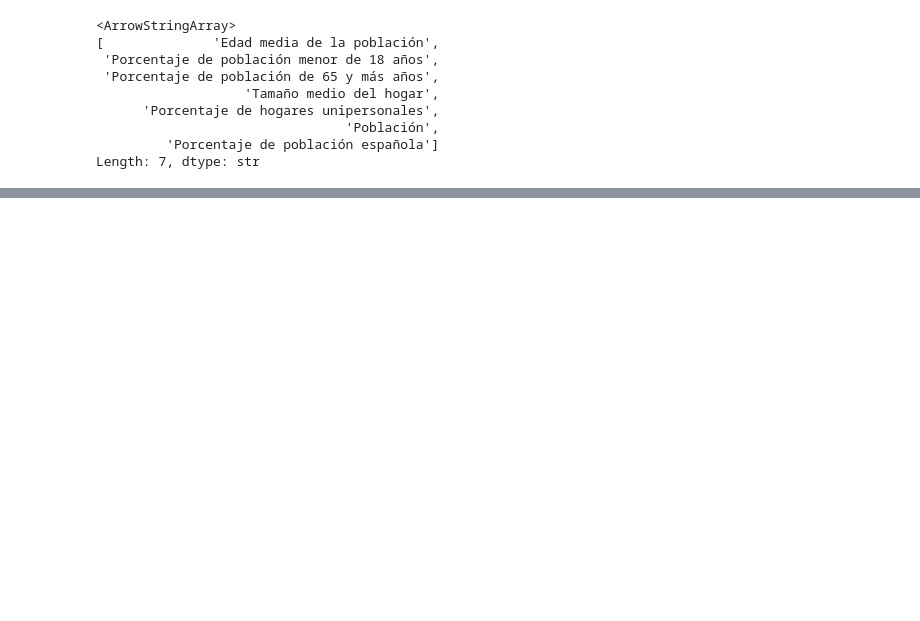
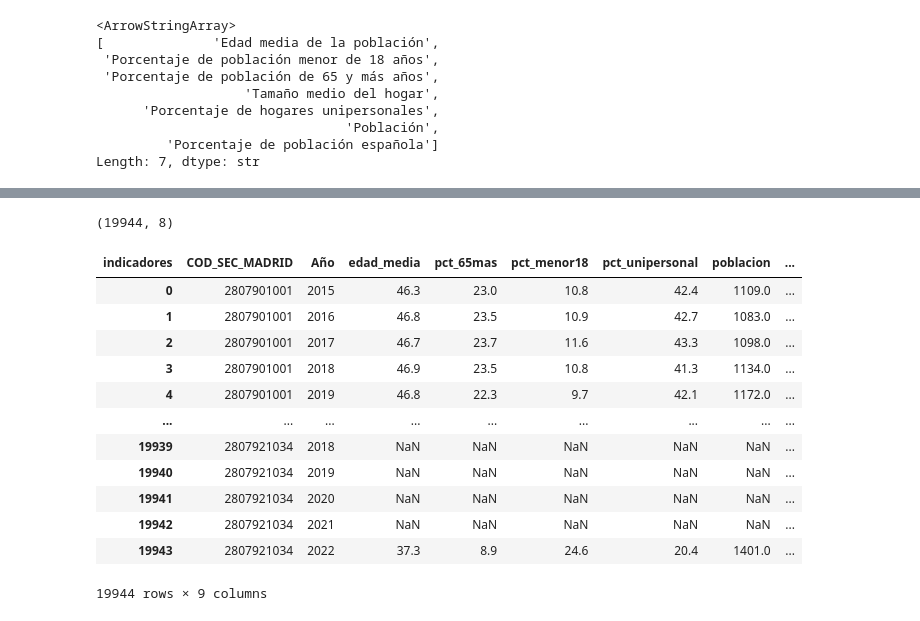
Before and after one commit to Juancarlosdelmarlostanau/proyecto-radar-de-inversion, a Jupyter notebook: indice_demografico.ipynb, the cells around one changed output, grey strips where cells are left out. Cells and saved outputs as stored; diff of their text form; code cells hidden in the pictures; blank space fills up the shorter version.

```diff
--- a/indice_demografico.ipynb
+++ b/indice_demografico.ipynb
@@ -71,0 +127,4 @@ Length: 7, dtype: str
+# %%
+df_sec_dem['COD_SEC_MADRID'] = df_sec_dem['COD_SEC_MADRID'].astype(str).str[:10]
+df_sec_dem = df_sec_dem[df_sec_dem['indicadores'] != 'pct_española']
+df_sec_dem
@@ -71,0 +160,8 @@ Length: 7, dtype: str
+# %%
+df_sec_dem['Total'] = df_sec_dem['Total'].astype(str).str.strip()
+df_sec_dem['Total'] = np.where(
+    df_sec_dem['indicadores'] == 'poblacion',
+    df_sec_dem['Total'].str.replace('.', '', regex=False),
+    df_sec_dem['Total'].str.replace(',', '.', regex=False))
+df_sec_dem['Total'] = pd.to_numeric(df_sec_dem['Total'], errors='coerce')
+df_sec_dem
@@ -71,0 +182,24 @@ Length: 7, dtype: str
+# %%
+df_sec_dem = (df_sec_dem.groupby(["COD_SEC_MADRID", "Año", "indicadores"])["Total"].first().unstack("indicadores").reset_index())
+print(df_sec_dem.shape)
+# %% [output]
+(19944, 8)
+# %%
+df_sec_dem["pct_18_64"] = 100 - df_sec_dem["pct_menor18"] - df_sec_dem["pct_65mas"]
+df_dem_sec_madrid = df_sec_dem
+# %%
+df_dem_sec_madrid
+# %% [output]
+| indicadores | COD_SEC_MADRID | Año | edad_media | pct_65mas | pct_menor18 | pct_unipersonal | poblacion | ... |
+| 0 | 2807901001 | 2015 | 46.3 | 23.0 | 10.8 | 42.4 | 1109.0 | ... |
+| 1 | 2807901001 | 2016 | 46.8 | 23.5 | 10.9 | 42.7 | 1083.0 | ... |
+| 2 | 2807901001 | 2017 | 46.7 | 23.7 | 11.6 | 43.3 | 1098.0 | ... |
+| 3 | 2807901001 | 2018 | 46.9 | 23.5 | 10.8 | 41.3 | 1134.0 | ... |
+| 4 | 2807901001 | 2019 | 46.8 | 22.3 | 9.7 | 42.1 | 1172.0 | ... |
+| ... | ... | ... | ... | ... | ... | ... | ... | ... |
+| 19939 | 2807921034 | 2018 | NaN | NaN | NaN | NaN | NaN | ... |
+| 19940 | 2807921034 | 2019 | NaN | NaN | NaN | NaN | NaN | ... |
+| 19941 | 2807921034 | 2020 | NaN | NaN | NaN | NaN | NaN | ... |
+| 19942 | 2807921034 | 2021 | NaN | NaN | NaN | NaN | NaN | ... |
+| 19943 | 2807921034 | 2022 | 37.3 | 8.9 | 24.6 | 20.4 | 1401.0 | ... |
+19944 rows × 9 columns
```
Also changed, not shown: parts of 9 cells of this notebook, 4 other files.
